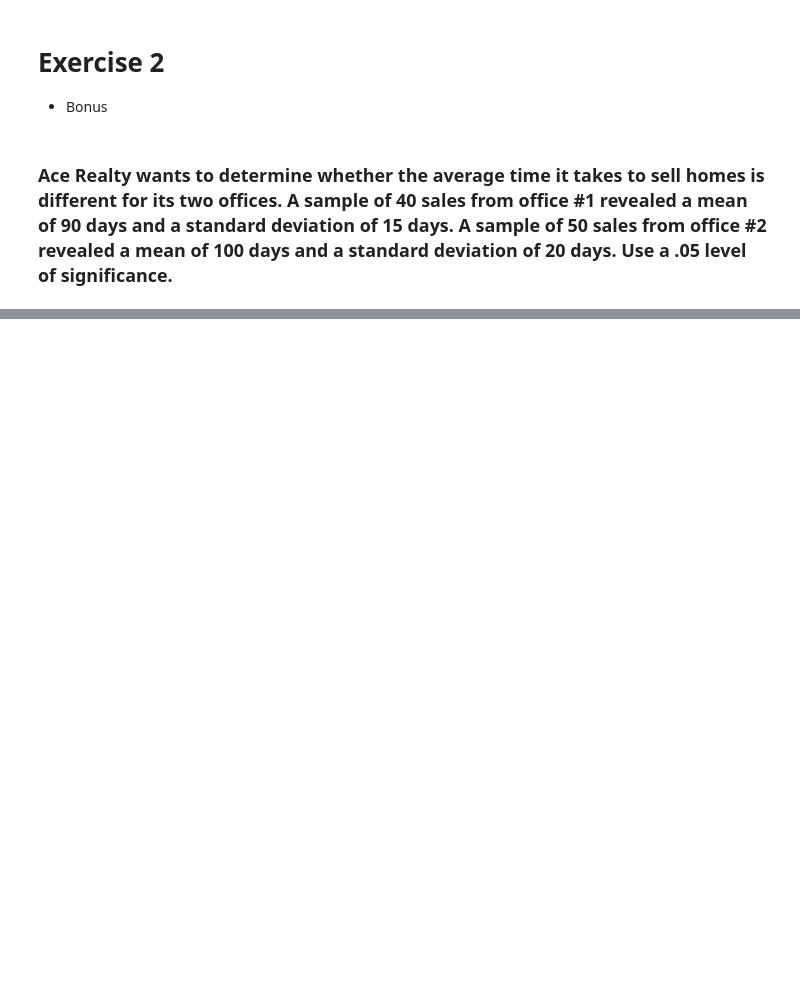
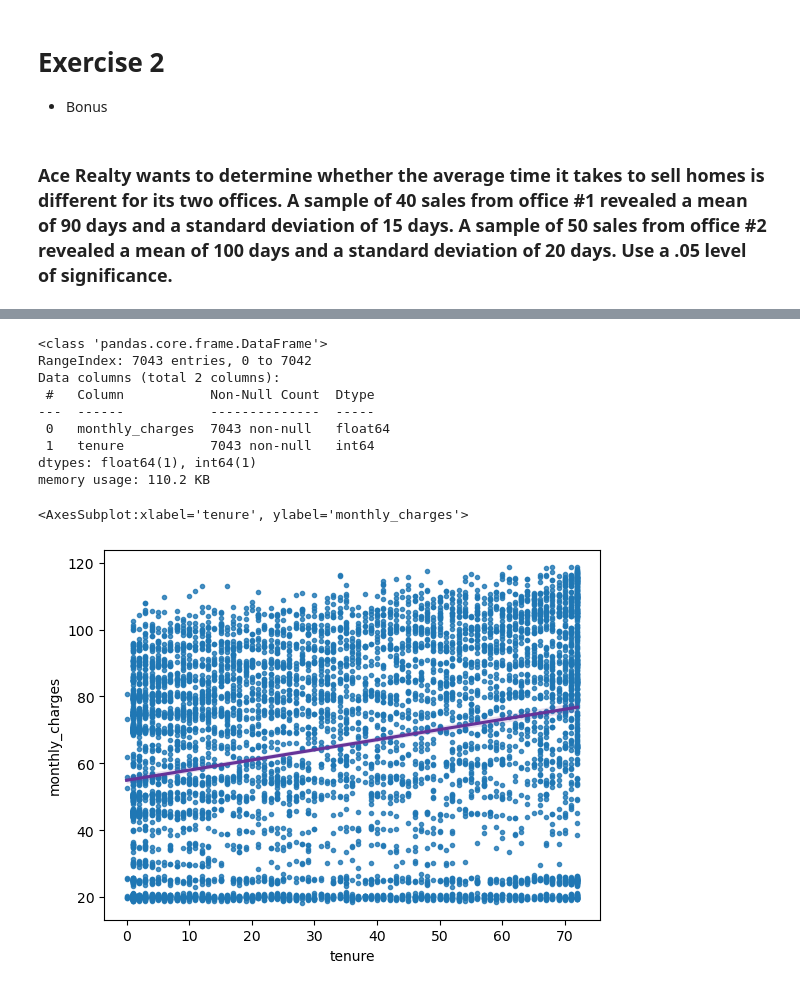
Before and after one commit to EstebanHernandez0/statistics-exercises, a Jupyter notebook: hypothesis_testing.ipynb, the cells around one changed output, grey strips where cells are left out. Saved outputs shown, nothing was run; the diff lists cells and outputs as text; code cells hidden in the pictures; blank space fills up the shorter version.

```diff
--- a/hypothesis_testing.ipynb
+++ b/hypothesis_testing.ipynb
@@ -270,0 +219,16 @@ We reject $H_{0}$
+# %%
+import env
+import pandas as pd
+import numpy as np
+import matplotlib.pyplot as plt
+import seaborn as sns
+from math import sqrt
+from scipy import stats
+from pydataset import data
+
+def get_db_url(username, password, hostname, db):
+    return f'mysql+pymysql://{username}:{password}@{hostname}/{db}'
+url = get_db_url(env.username, env.password, env.hostname, db = 'telco_churn')
+# %%
+query = 'SELECT * FROM customers'
+df = pd.read_sql(query, url)
@@ -270,0 +248,17 @@ We reject $H_{0}$
+# %%
+charges_df = df[['monthly_charges', 'tenure']]
+
+charges_df.info()
+sns.regplot(x = 'tenure', y = 'monthly_charges', data= charges_df, marker= '.', line_kws= {'color': 'rebeccapurple'})
+# %% [output]
+<class 'pandas.core.frame.DataFrame'>
+RangeIndex: 7043 entries, 0 to 7042
+Data columns (total 2 columns):
+ #   Column           Non-Null Count  Dtype
+---  ------           --------------  -----
+ 0   monthly_charges  7043 non-null   float64
+ 1   tenure           7043 non-null   int64
+dtypes: float64(1), int64(1)
+memory usage: 110.2 KB
+<AxesSubplot:xlabel='tenure', ylabel='monthly_charges'>
+[figure, added]
```
Also changed, not shown: parts of 108 cells of this notebook, 1 other file.
